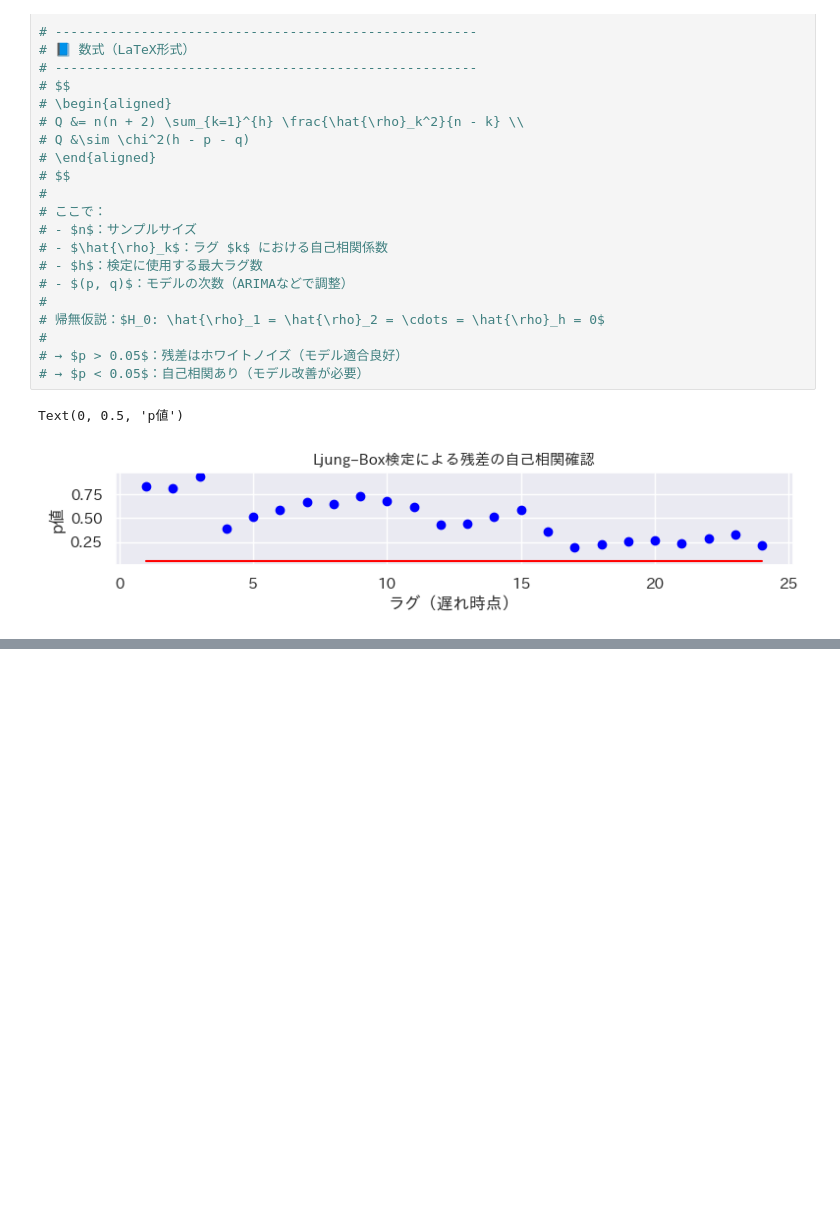
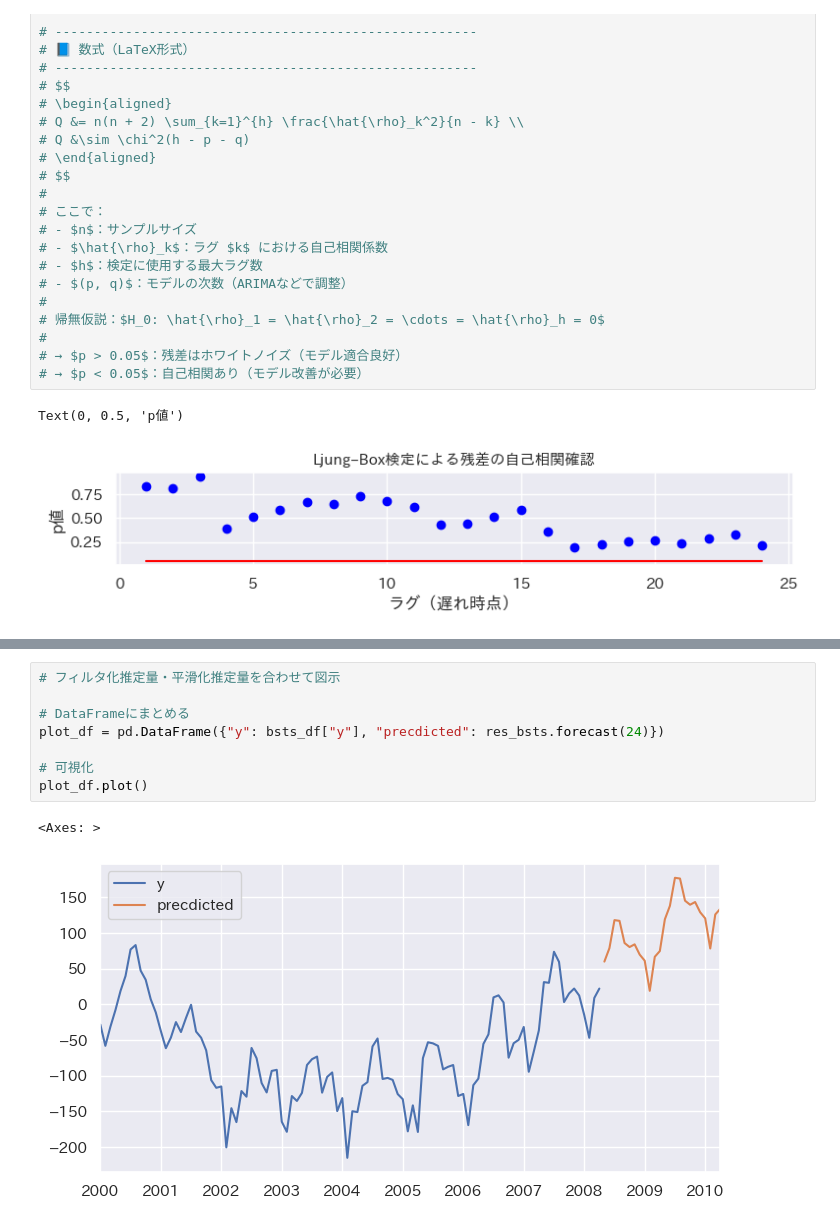
Before and after one commit to maton369/Python_Time_Series_Intro, a Jupyter notebook: 5-5-基本構造時系列モデル.ipynb, the cells around one changed output, grey strips where cells are left out. Drawn from its saved outputs; the diff is of its cells as text; blank space fills up the shorter version.

```diff
--- a/5-5-基本構造時系列モデル.ipynb
+++ b/5-5-基本構造時系列モデル.ipynb
@@ -1453,0 +1461,11 @@ Text(0, 0.5, 'p値')
+# %%
+# フィルタ化推定量・平滑化推定量を合わせて図示
+
+# DataFrameにまとめる
+plot_df = pd.DataFrame({"y": bsts_df["y"], "precdicted": res_bsts.forecast(24)})
+
+# 可視化
+plot_df.plot()
+# %% [output]
+<Axes: >
+[figure, added]
```
Also changed, not shown: parts of 1 cell of this notebook.
